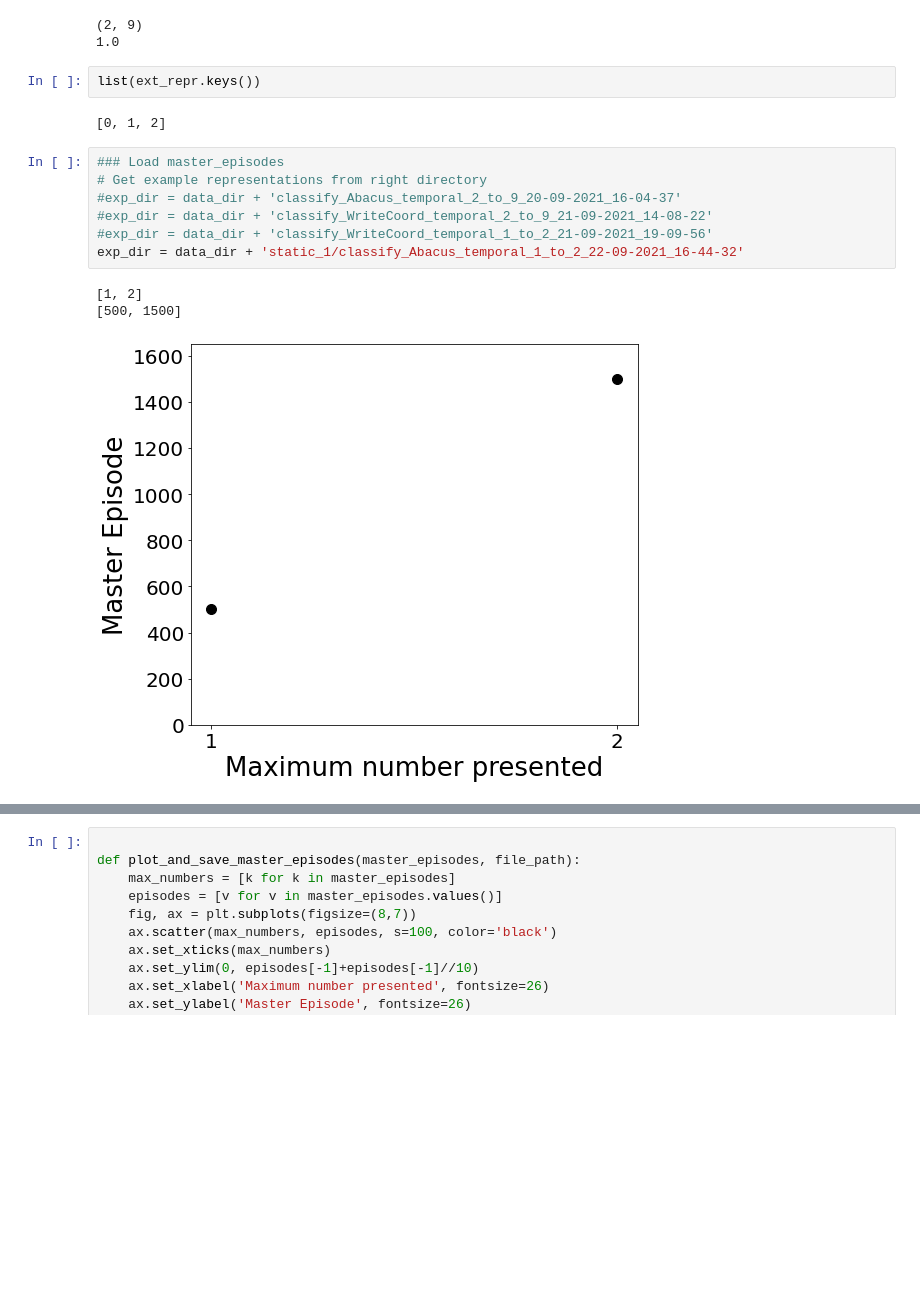
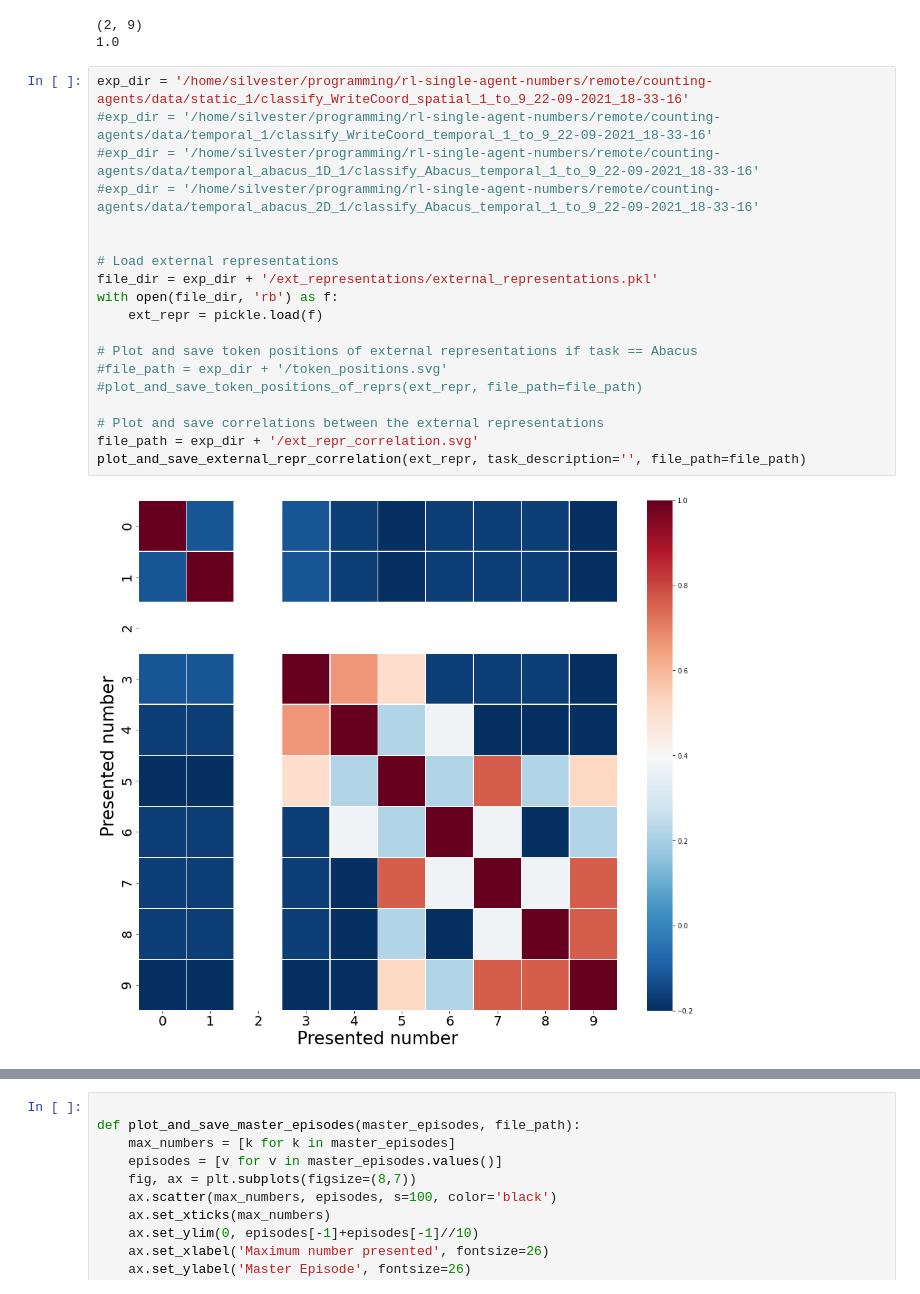
Before and after one commit to flavio2018/counting-agents, a Jupyter notebook: src/Results_Analysis.ipynb, the cells around one changed output, grey strips where cells are left out. Cells and saved outputs as stored; diff of their text form; blank space fills up the shorter version.

```diff
--- a/src/Results_Analysis.ipynb
+++ b/src/Results_Analysis.ipynb
@@ -38,21 +41,27 @@ print(corry)
 # %% [output]
 (2, 9)
 1.0
-# %%
-list(ext_repr.keys())
-# %% [output]
-[0, 1, 2]
 # %%
-### Load master_episodes
-# Get example representations from right directory
-#exp_dir = data_dir + 'classify_Abacus_temporal_2_to_9_20-09-2021_16-04-37'
-#exp_dir = data_dir + 'classify_WriteCoord_temporal_2_to_9_21-09-2021_14-08-22'
-#exp_dir = data_dir + 'classify_WriteCoord_temporal_1_to_2_21-09-2021_19-09-56'
-exp_dir = data_dir + 'static_1/classify_Abacus_temporal_1_to_2_22-09-2021_16-44-32'
+exp_dir = '/home/silvester/programming/rl-single-agent-numbers/remote/counting-agents/data/static_1/classify_WriteCoord_spatial_1_to_9_22-09-2021_18-33-16'
+#exp_dir = '/home/silvester/programming/rl-single-agent-numbers/remote/counting-agents/data/temporal_1/classify_WriteCoord_temporal_1_to_9_22-09-2021_18-33-16'
+#exp_dir = '/home/silvester/programming/rl-single-agent-numbers/remote/counting-agents/data/temporal_abacus_1D_1/classify_Abacus_temporal_1_to_9_22-09-2021_18-33-16'
+#exp_dir = '/home/silvester/programming/rl-single-agent-numbers/remote/counting-agents/data/temporal_abacus_2D_1/classify_Abacus_temporal_1_to_9_22-09-2021_18-33-16'
+
+
+# Load external representations
+file_dir = exp_dir + '/ext_representations/external_representations.pkl'
+with open(file_dir, 'rb') as f:
+    ext_repr = pickle.load(f)
+
+# Plot and save token positions of external representations if task == Abacus
+#file_path = exp_dir + '/token_positions.svg'
+#plot_and_save_token_positions_of_reprs(ext_repr, file_path=file_path)
+
+# Plot and save correlations between the external representations
+file_path = exp_dir + '/ext_repr_correlation.svg'
+plot_and_save_external_repr_correlation(ext_repr, task_description='', file_path=file_path)
 # %% [output]
-[1, 2]
-[500, 1500]
-[figure, old version]
+[figure, new version]
 # %%
 # Get example representations from right directory
 #exp_dir = data_dir + 'classify_Abacus_temporal_2_to_9_20-09-2021_16-04-37'
```
Also changed, not shown: parts of 2 cells of this notebook, 5 other files.
